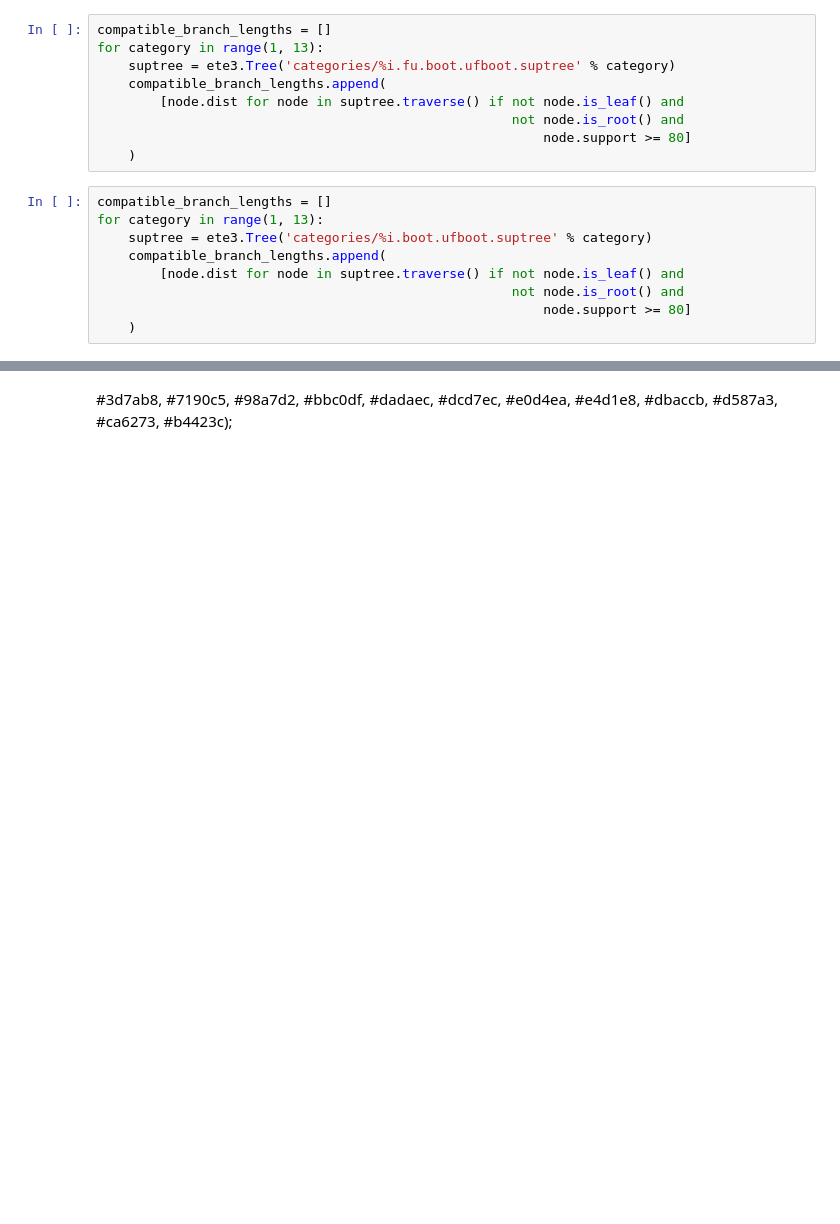
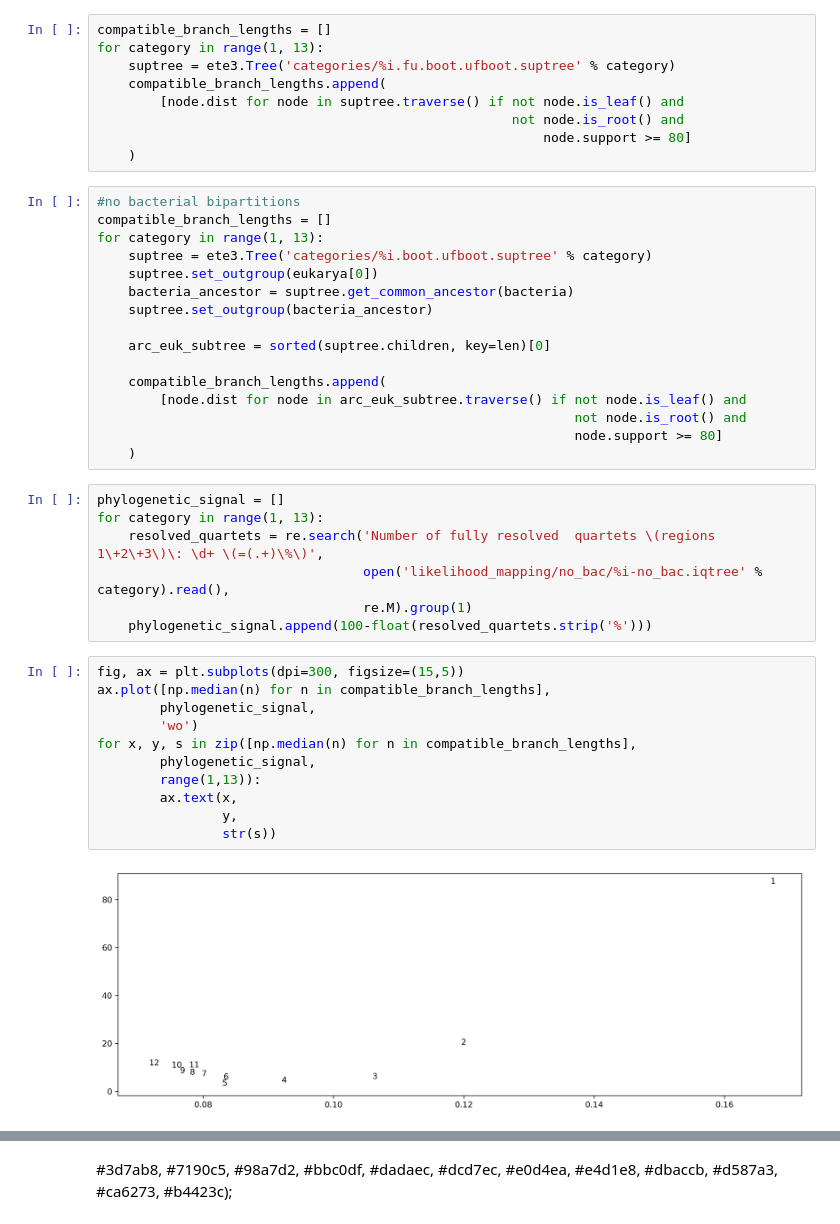
Before and after one commit to lthiberiol/jupyter_notebooks, a Jupyter notebook: site_rate/tree_cloud-hug.ipynb, the cells around one changed output, grey strips where cells are left out. Cells and saved outputs as stored; diff of their text form; blank space fills up the shorter version.

```diff
--- a/site_rate/tree_cloud-hug.ipynb
+++ b/site_rate/tree_cloud-hug.ipynb
@@ -75,11 +75,38 @@ for category in range(1, 13):
                                                          node.support >= 80]
     )
 # %%
+#no bacterial bipartitions
 compatible_branch_lengths = []
 for category in range(1, 13):
     suptree = ete3.Tree('categories/%i.boot.ufboot.suptree' % category)
+    suptree.set_outgroup(eukarya[0])
+    bacteria_ancestor = suptree.get_common_ancestor(bacteria)
+    suptree.set_outgroup(bacteria_ancestor)
+
+    arc_euk_subtree = sorted(suptree.children, key=len)[0]
+
     compatible_branch_lengths.append(
-        [node.dist for node in suptree.traverse() if not node.is_leaf() and
-                                                     not node.is_root() and
-                                                         node.support >= 80]
+        [node.dist for node in arc_euk_subtree.traverse() if not node.is_leaf() and
+                                                             not node.is_root() and
+                                                             node.support >= 80]
     )
+# %%
+phylogenetic_signal = []
+for category in range(1, 13):
+    resolved_quartets = re.search('Number of fully resolved  quartets \(regions 1\+2\+3\)\: \d+ \(=(.+)\%\)',
+                                  open('likelihood_mapping/no_bac/%i-no_bac.iqtree' % category).read(),
+                                  re.M).group(1)
+    phylogenetic_signal.append(100-float(resolved_quartets.strip('%')))
+# %%
+fig, ax = plt.subplots(dpi=300, figsize=(15,5))
+ax.plot([np.median(n) for n in compatible_branch_lengths],
+        phylogenetic_signal,
+        'wo')
+for x, y, s in zip([np.median(n) for n in compatible_branch_lengths],
+        phylogenetic_signal,
+        range(1,13)):
+        ax.text(x,
+                y,
+                str(s))
+# %% [output]
+[figure, added]
```
Also changed, not shown: parts of 7 cells of this notebook.
